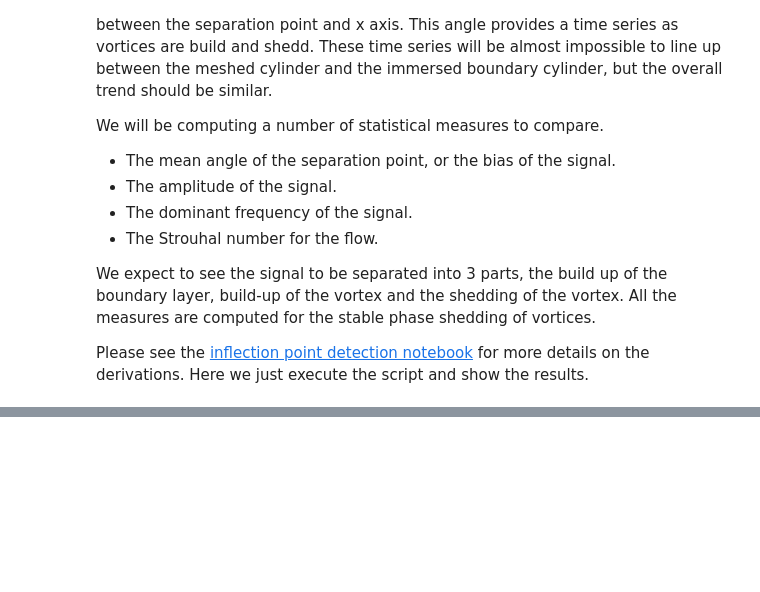
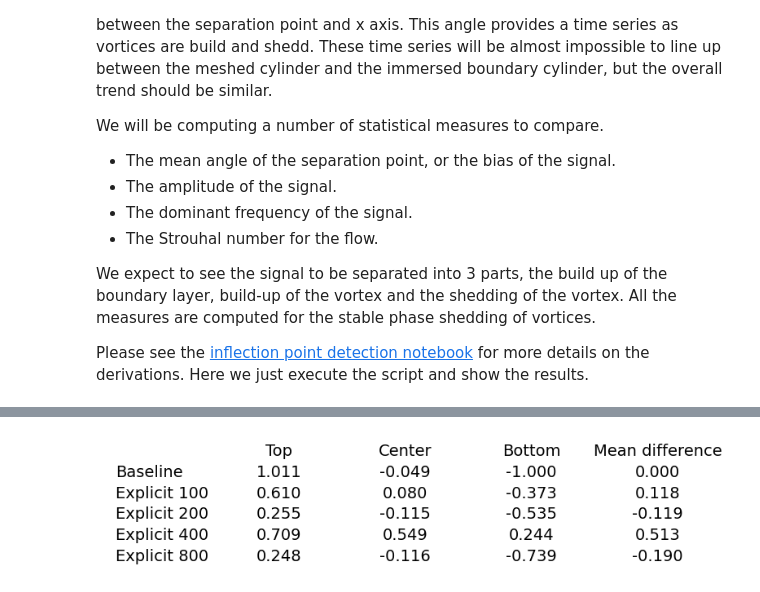
Before and after one commit to ExtremeFLOW/neko-top, a Jupyter notebook: scripts/notebooks/cylinder_benchmark.ipynb, the cells around one changed output, grey strips where cells are left out. Saved outputs shown, nothing was run; the diff lists cells and outputs as text; code cells hidden in the pictures; blank space fills up the shorter version.

```diff
--- a/scripts/notebooks/cylinder_benchmark.ipynb
+++ b/scripts/notebooks/cylinder_benchmark.ipynb
@@ -192,12 +171,0 @@ for i in range(len(inflection)):
-# %%
-# Print the dominant frequency of the inflection points
-
-def print_freq(benchmark):
-    freq = benchmark["max_freq"]
-    return f"{freq[0]:9.3f} | {freq[1]:9.3f} | {freq[2]:9.3f}"
-
-
-print(f"| {'Frequency: [Hz]':30s} | {'':9s} | {'':9s} | {'':9s} |")
-print(f"| {'':{'-'}^30s} | {'':{'-'}^9s} | {'':{'-'}^9s} | {'':{'-'}^9s} |")
-for i in range(len(inflection)):
-    print(f"| {labels[i]:30s} | " + print_freq(inflection[i]) + " |")
@@ -212,12 +171,0 @@ for i in range(len(inflection)):
-# %%
-# Print the amplitude of the inflection points movement
-
-def print_amp(benchmark):
-    amp = benchmark["amplitude"]
-    return f"{amp[0]:9.3f} | {amp[1]:9.3f} | {amp[2]:9.3f}"
-
-
-print(f"| {'Amplitude: [rad]':30s} | {'':9s} | {'':9s} | {'':9s} |")
-print(f"| {'':{'-'}^30s} | {'':{'-'}^9s} | {'':{'-'}^9s} | {'':{'-'}^9s} |")
-for i in range(len(inflection)):
-    print(f"| {labels[i]:30s} | " + print_amp(inflection[i]) + " |")
@@ -231,0 +228,12 @@ for i in range(len(inflection)):
+# %%
+# Print the bias of the inflection points
+
+column_labels = ["Top", "Center", "Bottom", "Mean difference"]
+
+bias = np.asarray([inflection[i]["bias"] for i in range(len(experiments))])
+bias = np.concatenate(
+    (bias, np.mean(bias - bias[0, :], axis=1).reshape(-1, 1)), axis=1)
+
+plot_table(bias, column_labels, labels)
+# %% [output]
+[figure, added]
```
Also changed, not shown: parts of 17 cells of this notebook.
